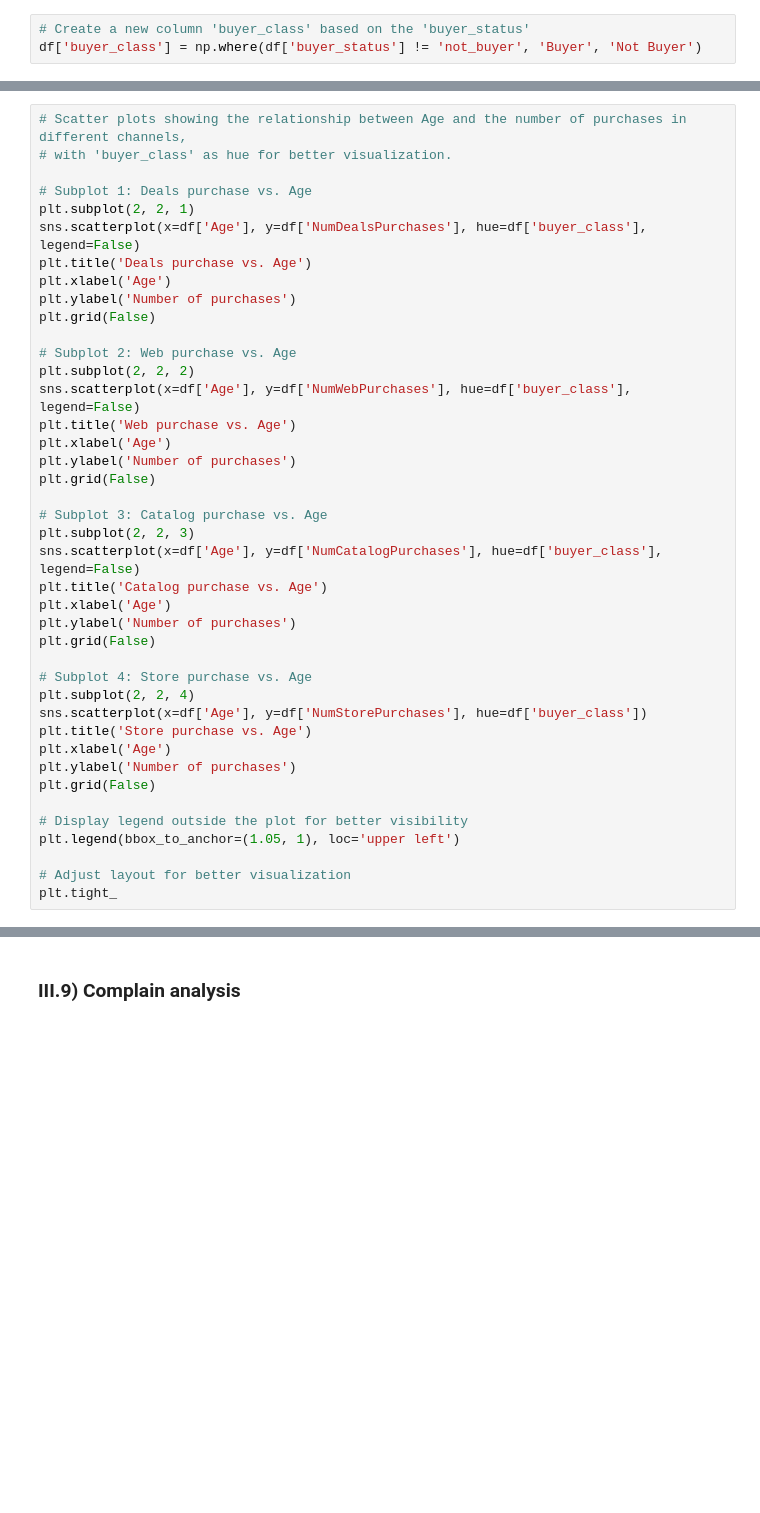
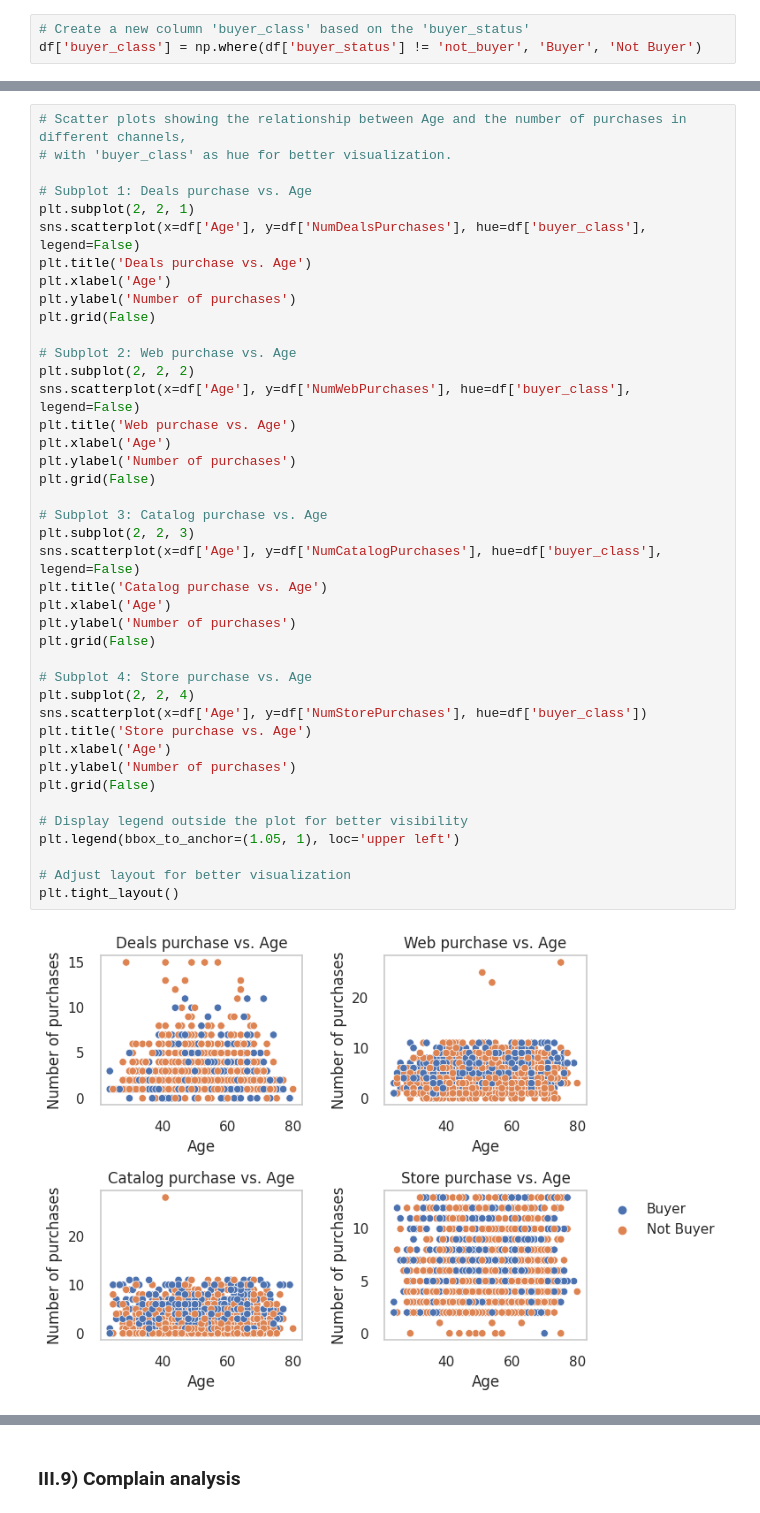
Before and after one commit to petrugeral/Marketing_Analytics, a Jupyter notebook: ifood_marketing_analytics/mkt_anl.ipynb, the cells around one changed output, grey strips where cells are left out. Saved outputs shown, nothing was run; the diff lists cells and outputs as text; blank space fills up the shorter version.

```diff
--- a/ifood_marketing_analytics/mkt_anl.ipynb
+++ b/ifood_marketing_analytics/mkt_anl.ipynb
@@ -544,34 +635,36 @@ plt.ylabel('Number of purchases')
 plt.grid(False)
 
 # Subplot 2: Web purchase vs. Age
 plt.subplot(2, 2, 2)
 sns.scatterplot(x=df['Age'], y=df['NumWebPurchases'], hue=df['buyer_class'], legend=False)
 plt.title('Web purchase vs. Age')
 plt.xlabel('Age')
 plt.ylabel('Number of purchases')
 plt.grid(False)
 
 # Subplot 3: Catalog purchase vs. Age
 plt.subplot(2, 2, 3)
 sns.scatterplot(x=df['Age'], y=df['NumCatalogPurchases'], hue=df['buyer_class'], legend=False)
 plt.title('Catalog purchase vs. Age')
 plt.xlabel('Age')
 plt.ylabel('Number of purchases')
 plt.grid(False)
 
 # Subplot 4: Store purchase vs. Age
 plt.subplot(2, 2, 4)
 sns.scatterplot(x=df['Age'], y=df['NumStorePurchases'], hue=df['buyer_class'])
 plt.title('Store purchase vs. Age')
 plt.xlabel('Age')
 plt.ylabel('Number of purchases')
 plt.grid(False)
 
 # Display legend outside the plot for better visibility
 plt.legend(bbox_to_anchor=(1.05, 1), loc='upper left')
 
 # Adjust layout for better visualization
-plt.tight_
+plt.tight_layout()
+# %% [output]
+[figure, added]
 # %%
 # Scatter plot showing the relationship between Customer Days and Age, with 'buyer_class' as hue.
 
```
Also changed, not shown: parts of 43 cells of this notebook.
